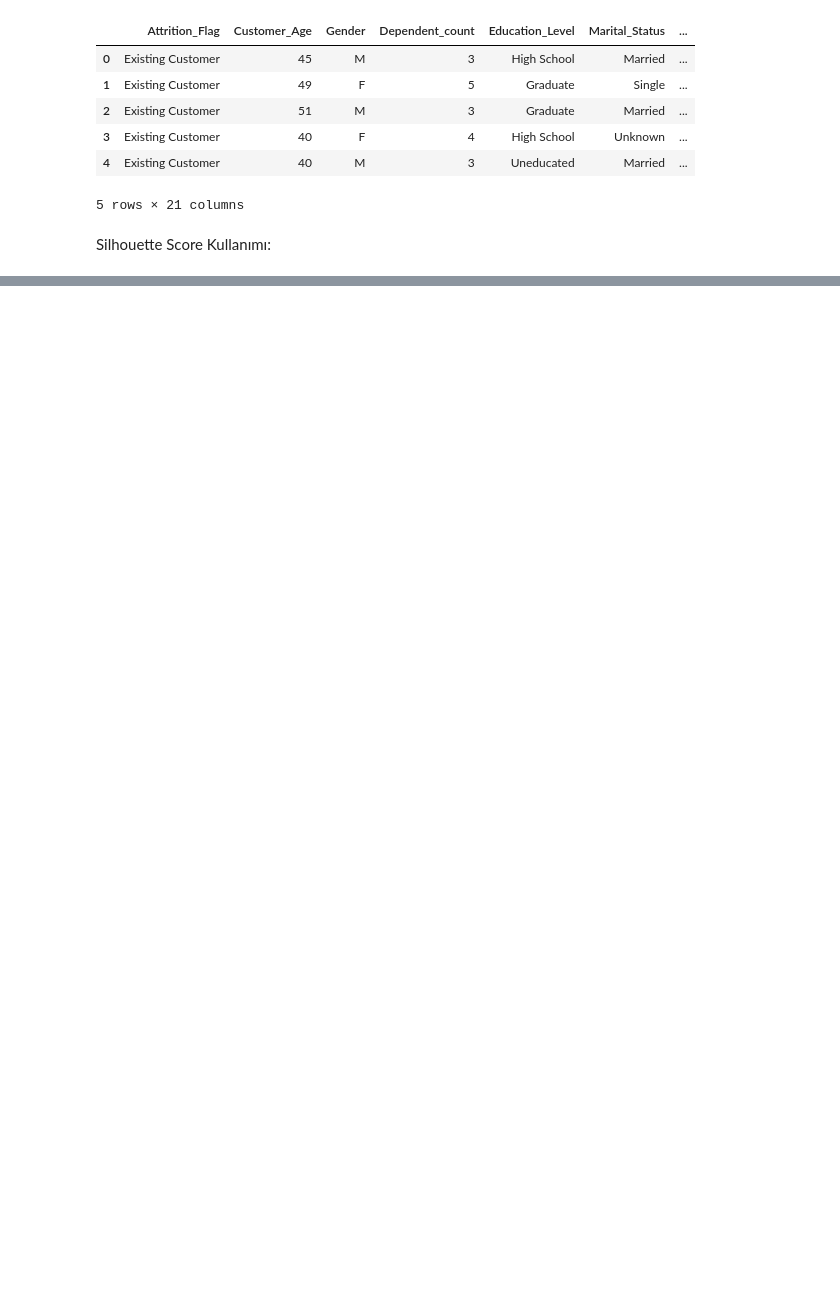
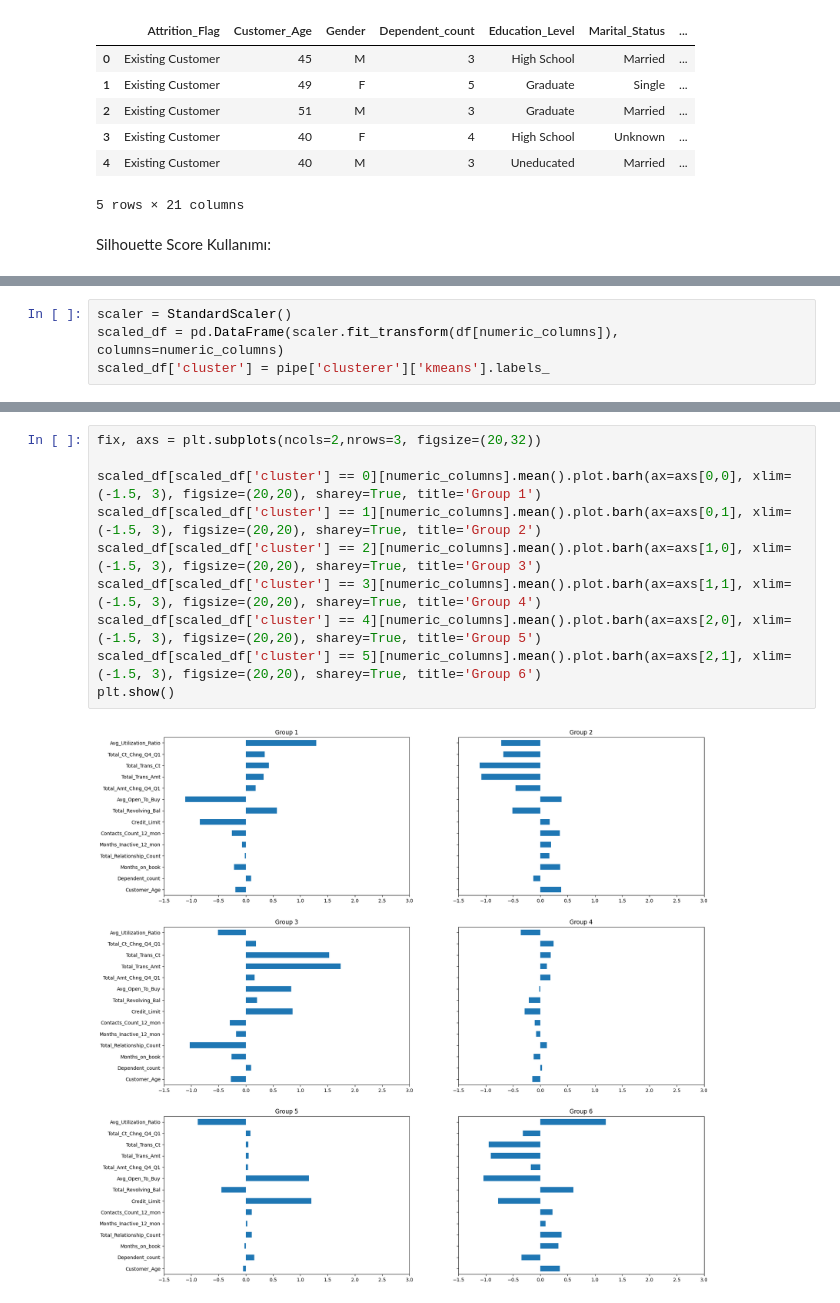
Before and after one commit to muntadherabdulhusein/DA_projects-credit-card-churn, a Jupyter notebook: Yeliz/yeliz_clus.ipynb, the cells around one changed output, grey strips where cells are left out. Drawn from its saved outputs; the diff is of its cells as text; blank space fills up the shorter version.

```diff
--- a/Yeliz/yeliz_clus.ipynb
+++ b/Yeliz/yeliz_clus.ipynb
@@ -186,0 +224,4 @@ En yüksek Silhouette Score: 0.1543347981945729, Optimal K: 2
+# %%
+scaler = StandardScaler()
+scaled_df = pd.DataFrame(scaler.fit_transform(df[numeric_columns]), columns=numeric_columns)
+scaled_df['cluster'] = pipe['clusterer']['kmeans'].labels_
@@ -186,0 +253,12 @@ En yüksek Silhouette Score: 0.1543347981945729, Optimal K: 2
+# %%
+fix, axs = plt.subplots(ncols=2,nrows=3, figsize=(20,32))
+
+scaled_df[scaled_df['cluster'] == 0][numeric_columns].mean().plot.barh(ax=axs[0,0], xlim=(-1.5, 3), figsize=(20,20), sharey=True, title='Group 1')
+scaled_df[scaled_df['cluster'] == 1][numeric_columns].mean().plot.barh(ax=axs[0,1], xlim=(-1.5, 3), figsize=(20,20), sharey=True, title='Group 2')
+scaled_df[scaled_df['cluster'] == 2][numeric_columns].mean().plot.barh(ax=axs[1,0], xlim=(-1.5, 3), figsize=(20,20), sharey=True, title='Group 3')
+scaled_df[scaled_df['cluster'] == 3][numeric_columns].mean().plot.barh(ax=axs[1,1], xlim=(-1.5, 3), figsize=(20,20), sharey=True, title='Group 4')
+scaled_df[scaled_df['cluster'] == 4][numeric_columns].mean().plot.barh(ax=axs[2,0], xlim=(-1.5, 3), figsize=(20,20), sharey=True, title='Group 5')
+scaled_df[scaled_df['cluster'] == 5][numeric_columns].mean().plot.barh(ax=axs[2,1], xlim=(-1.5, 3), figsize=(20,20), sharey=True, title='Group 6')
+plt.show()
+# %% [output]
+[figure, added]
```
Also changed, not shown: parts of 11 cells of this notebook.
